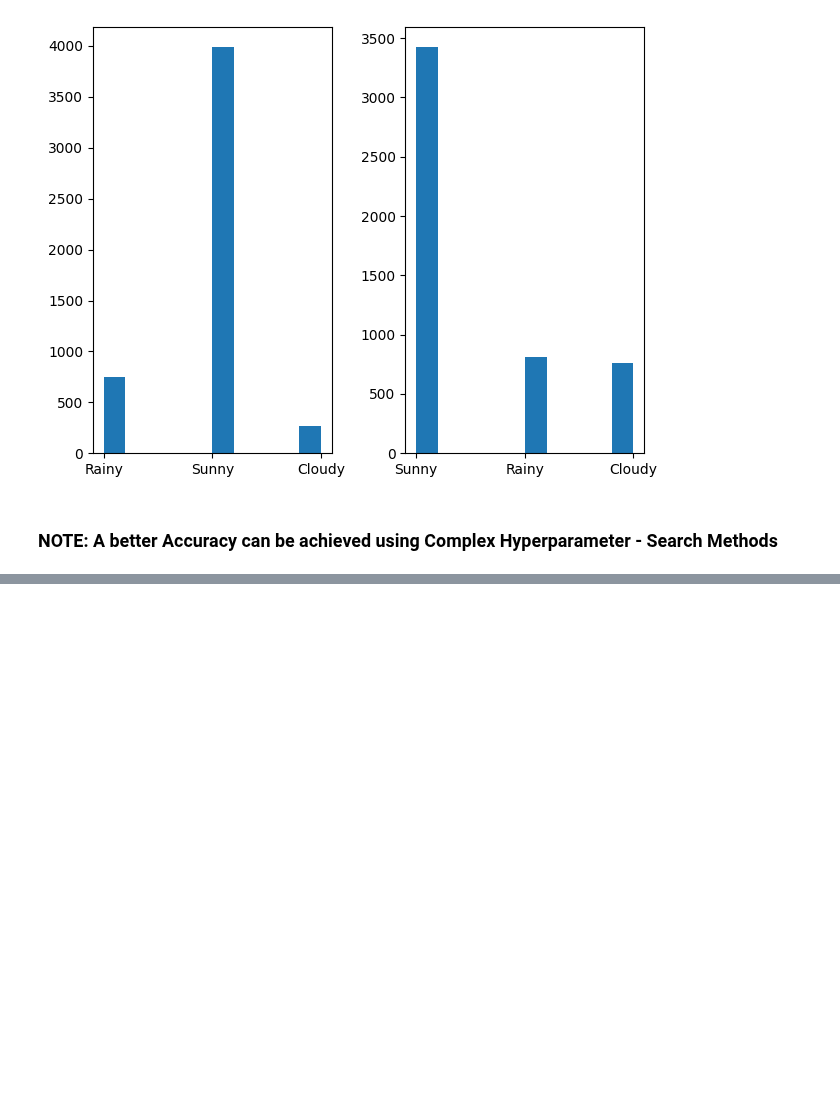
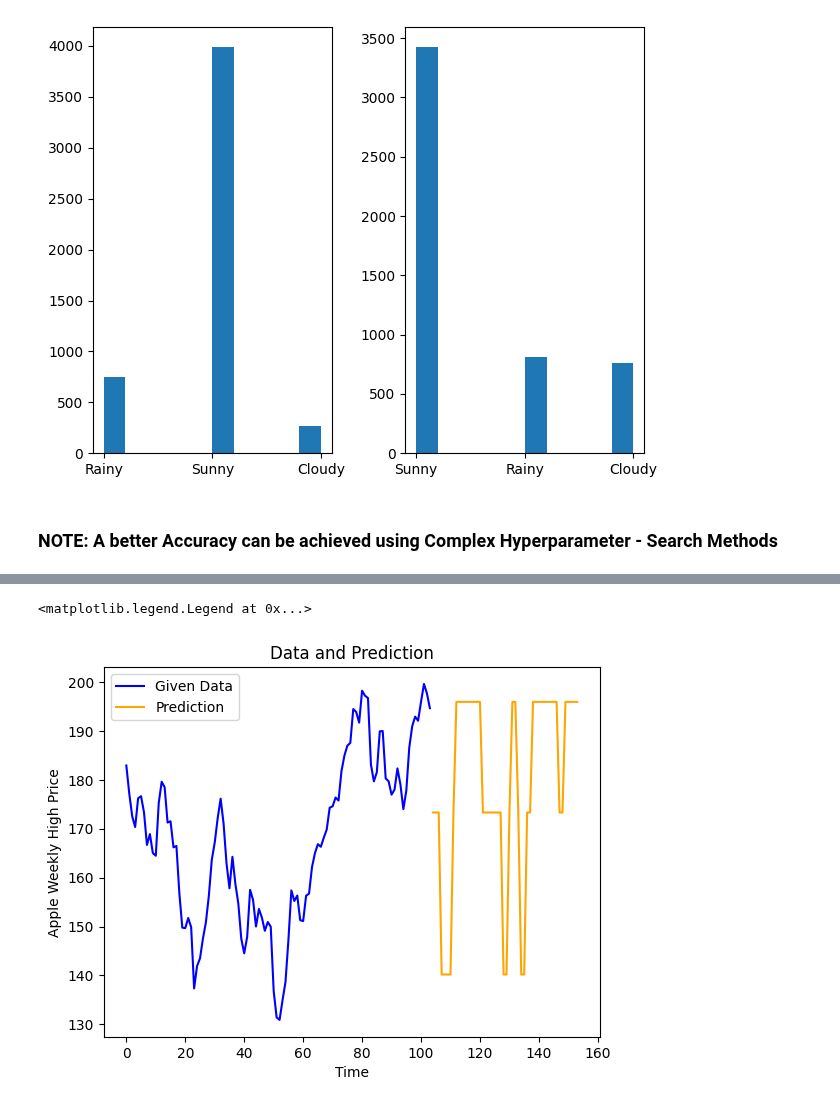
Before and after one commit to aadya940/chainopy, a Jupyter notebook: benchmarks/demo.ipynb, the cells around one changed output, grey strips where cells are left out. Cells and saved outputs as stored; diff of their text form; code cells hidden in the pictures; blank space fills up the shorter version.

```diff
--- a/benchmarks/demo.ipynb
+++ b/benchmarks/demo.ipynb
@@ -337,0 +393,18 @@ plt.show()
+# %%
+# Now we'll train the MarkovSwitchingModel
+model = MarkovSwitchingModel()
+model.fit(y, regime_sequence=regime_sequence)
+# %%
+# Now let's use the MarkovSwitchingModel to predict highest price for the next 50 weeks
+vals, regimes = model.predict(regime_sequence[-1], steps=50)
+# %%
+fig, ax = plt.subplots()
+ax.plot(X, y, label = 'Given Data', color = 'blue')
+ax.plot(range(X.shape[0], X.shape[0] + 50), vals, label = 'Prediction', color='orange')
+ax.set_xlabel("Time")
+ax.set_ylabel("Apple Weekly High Price")
+ax.set_title("Data and Prediction")
+ax.legend()
+# %% [output]
+<matplotlib.legend.Legend at 0x...>
+[figure, added]
```
Also changed, not shown: parts of 14 cells of this notebook, 1 other file.
